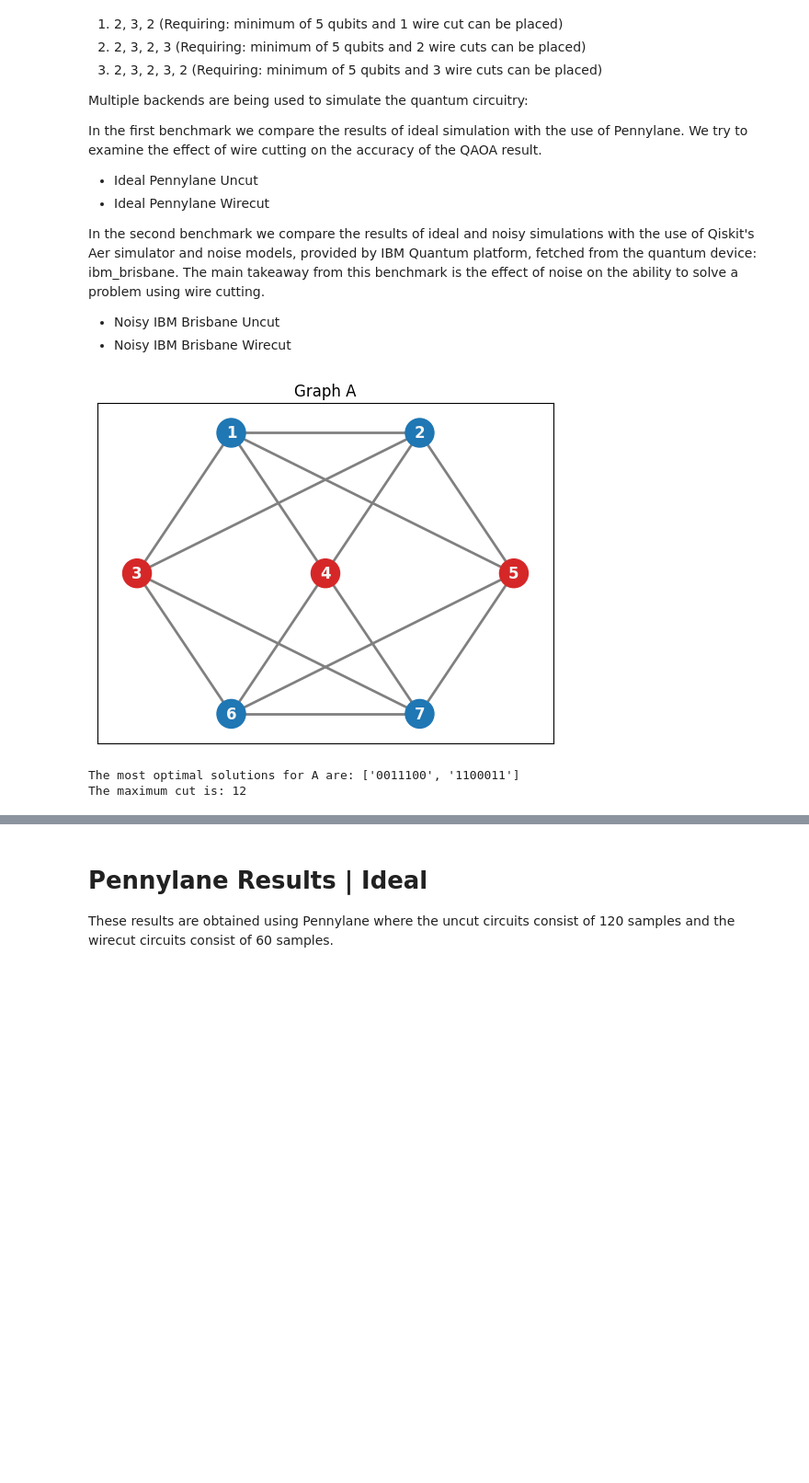
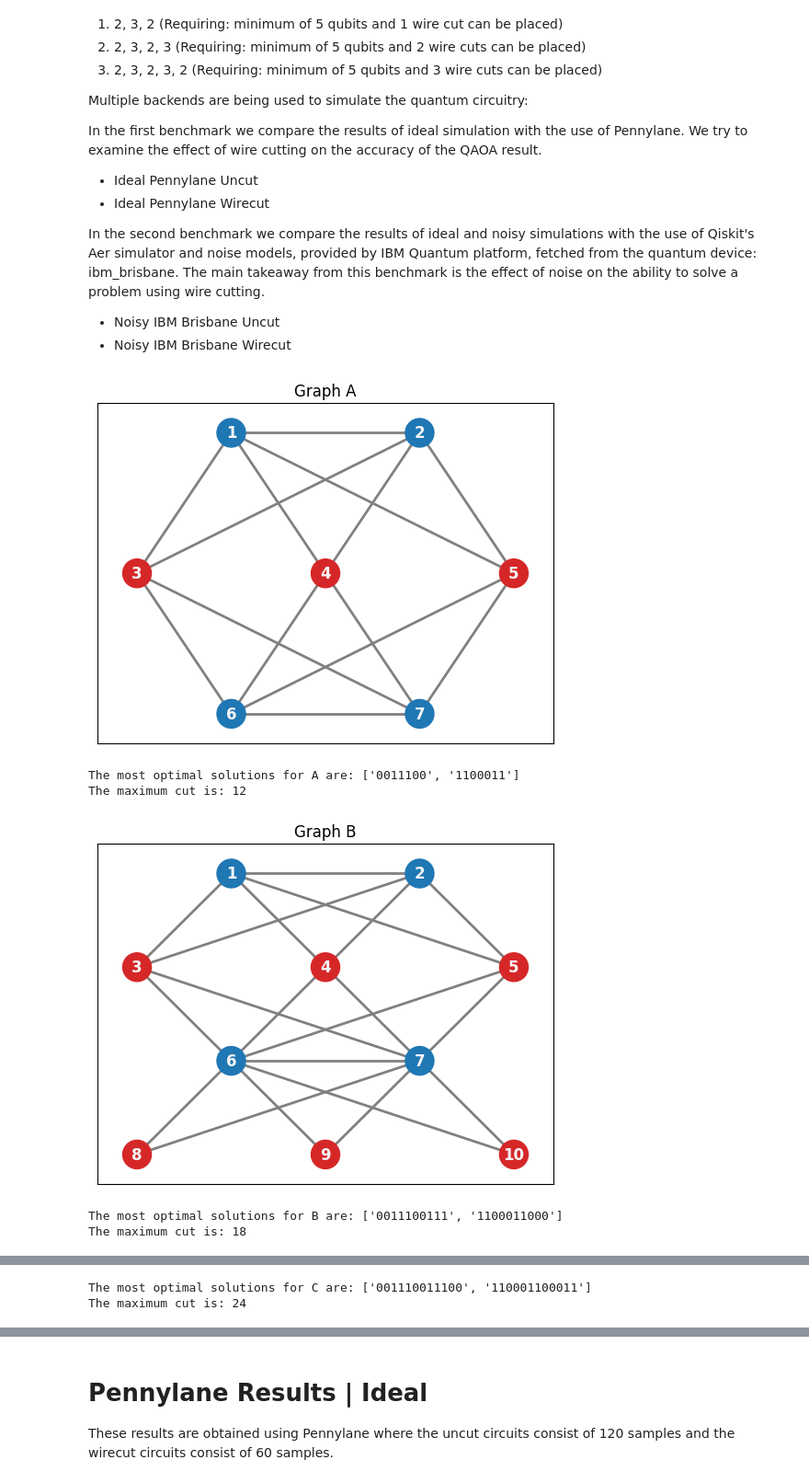
Before and after one commit to Mitch36/Wirecut-QAOA, a Jupyter notebook: experiments/QAOA-Wirecut/QAOA_MAXCUT_Wirecut.ipynb, the cells around one changed output, grey strips where cells are left out. Shown at 92% size. Cells and saved outputs as stored; diff of their text form; code cells hidden in the pictures; blank space fills up the shorter version.

```diff
--- a/experiments/QAOA-Wirecut/QAOA_MAXCUT_Wirecut.ipynb
+++ b/experiments/QAOA-Wirecut/QAOA_MAXCUT_Wirecut.ipynb
@@ -59,33 +59,36 @@ benchmarks: dict = {
     # "Qiskit Aer | Wire-cut": (QuantumBackEnd.QISKIT_AER, "Wirecut"),	                                # Computational time: Medium
     # "Qiskit Aer | Noisy Wire-cut Brisbane": (QuantumBackEnd.QISKIT_AER_IBM_BRISBANE, "Wirecut"),        # Computational time: Long
     # "Qiskit Aer | Noisy Wire-cut Sherbrooke": (QuantumBackEnd.QISKIT_AER_IBM_SHERBROOKE, "Wirecut")   # Computational time: Long
 }
 
 # 2. Construct the ResultsManager object storing the benchmarks results
 manager: ResultsManager = ResultsManager()
 
 # 3. Construct the three different graphs
 graphs: dict = {
     "Graph A": Graph([2, 3, 2], "A"),
-    # "Graph B": Graph([2, 3, 2, 3], "B"),
-    # "Graph C": Graph([2, 3, 2, 3, 2], "C"),
+    "Graph B": Graph([2, 3, 2, 3], "B"),
+    "Graph C": Graph([2, 3, 2, 3, 2], "C"),
 }
 
 [graph.Visualise(key) for key, graph in graphs.items()]
 
 # 4. Setup the configuration file, important to note is the amount of shots here and sample size.
 configDict: dict = {
     "experimentName": "Effect of wire-cutting QAOA-MAXCUT compared to ideal and noisy simulations",
     "numQaoaLayers": 1,
     "shotsBudgetPerQuantumCircuit": 2000,
-    "numSamples": 20,
+    "numSamples": 50,
     "maxClassicalOptimizationIterations": 5, # Arbitrary number, but should be high enough to allow for convergence and limit the amount of shots being used.
     "totalMaxShots": 2000 * 150, # Both uncut and wire-cut benchmark have access to the same amount of shots.
     "classicalOptimizationAlgorithm": "SPSA"
 }
 
 config: ExpConf = ExpConf(configDict)
 # %% [output]
 [figure]
 The most optimal solutions for A are: ['0011100', '1100011']
 The maximum cut is: 12
+[figure, added]
+The most optimal solutions for B are: ['0011100111', '1100011000']
+The maximum cut is: 18
@@ -92,3 +96,5 @@ The maximum cut is: 12
+The most optimal solutions for C are: ['001110011100', '110001100011']
+The maximum cut is: 24
 # %%
 # 5. Execute each benchmark
 for benchmarkName, benchmark in benchmarks.items():
```
Also changed, not shown: parts of 3 cells of this notebook, 3 other files.
